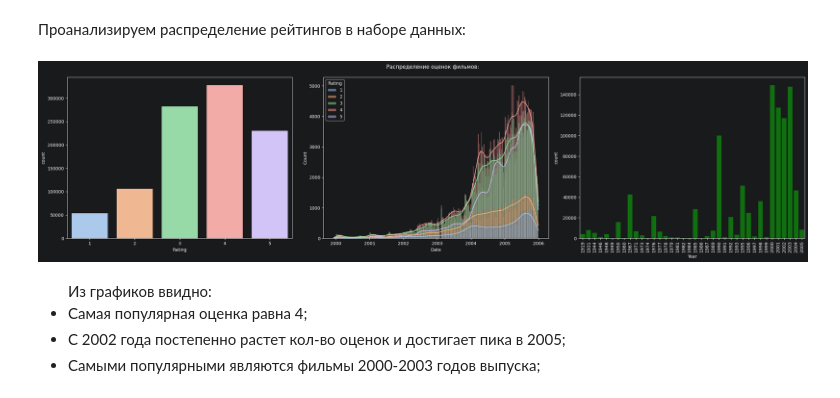
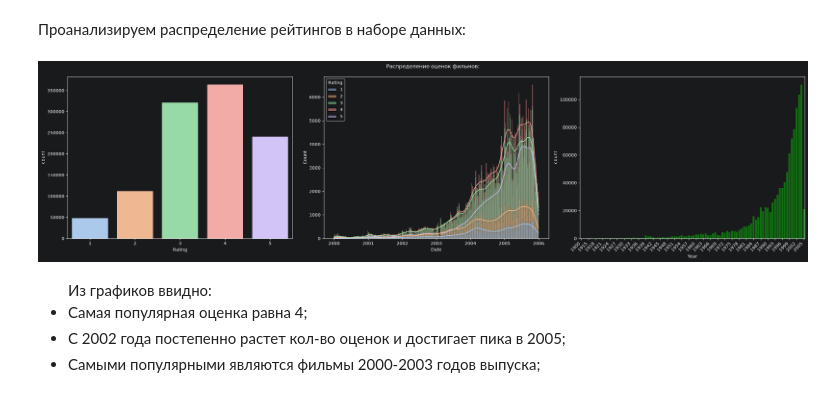
Before and after one commit to AlxndrVslv/data-science, a Jupyter notebook: 11_recommender_system/05_hands_on_project/HW5_Fast.ipynb, the cells around one changed output. Saved outputs shown, nothing was run; the diff lists cells and outputs as text; code cells hidden in the pictures.

```diff
--- a/11_recommender_system/05_hands_on_project/HW5_Fast.ipynb
+++ b/11_recommender_system/05_hands_on_project/HW5_Fast.ipynb
@@ -59,5 +59,5 @@ movies_df[movies_df['Year'] == 'NULL']
 # %%
-movies_df['Year'] = movies_df['Year'].replace('NULL', pd.NA)
+movies_df['Year'] = movies_df['Year'].replace('NULL', '1900')
 # %% [markdown]
 Приведем ИД фильма к числовому типу:
 # %%
@@ -96,0 +87,3 @@ ratings_df.head()
+# %%
+np.random.seed(42)
+selected_users = set(np.random.choice(list(all_users), 5000, replace=False))
@@ -96,0 +92,13 @@ ratings_df.head()
+# %%
+chunks = []
+for chunk in pd.read_csv('total_ratings.csv', header=None,
+                         names=['Movie_Id', 'Cust_Id', 'Rating', 'Date'],
+                         dtype={'Movie_Id': 'int32', 'Cust_Id': 'int32', 'Rating': 'int8'},
+                         parse_dates=['Date'],
+                         chunksize=1_000_000):
+    filtered = chunk[chunk['Cust_Id'].isin(selected_users)]
+    if len(filtered) > 0:
+        chunks.append(filtered)
+# %%
+ratings_df = pd.concat(chunks, ignore_index=True)
+print(f"Оценок: {len(ratings_df)}, Фильмов: {ratings_df['Movie_Id'].nunique()}")
@@ -144,18 +163,25 @@ df.describe()
 # %%
 fig, axes = plt.subplots(nrows = 1, ncols = 3, figsize = (24, 6))
 fig.suptitle('Распределение оценок фильмов:')
 fig.tight_layout(w_pad = 4.0)
 
 order = sorted(df['Year'].unique())
 sns.countplot(data = df, x = 'Rating', hue = 'Rating', palette = 'pastel', legend = False, ax = axes[0])
 sns.histplot(data = df, x = 'Date', hue = 'Rating', kde = True, palette = 'pastel', ax = axes[1])
 sns.countplot(data = df, x = 'Year', color = 'g', order = order, ax = axes[2])
-axes[2].set_xticks(order)
-axes[2].set_xticklabels(labels = axes[2].get_xticklabels(), rotation = 90)
+# axes[2].set_xticks(order)
+# axes[2].set_xticklabels(labels = axes[2].get_xticklabels(), rotation = 90)
+
+ticks = axes[2].get_xticks()
+labels = [tick.get_text() for tick in axes[2].get_xticklabels()]
+
+step = 3
+axes[2].set_xticks(ticks[::step])
+axes[2].set_xticklabels(labels[::step], rotation = 45, ha = 'right')
 
 plt.show()
 # %% [output]
-[figure, old version]
+[figure, new version]
 # %% [markdown]
 <ul>Из графиков ввидно:
 <li>Самая популярная оценка равна 4;</li>
```
Also changed, not shown: parts of 52 cells of this notebook, 2 other files.
